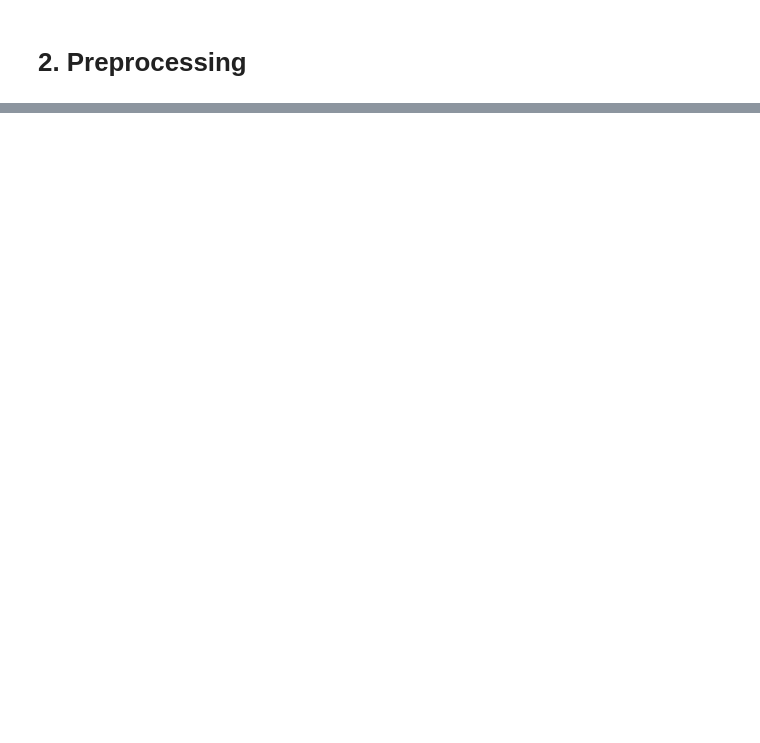
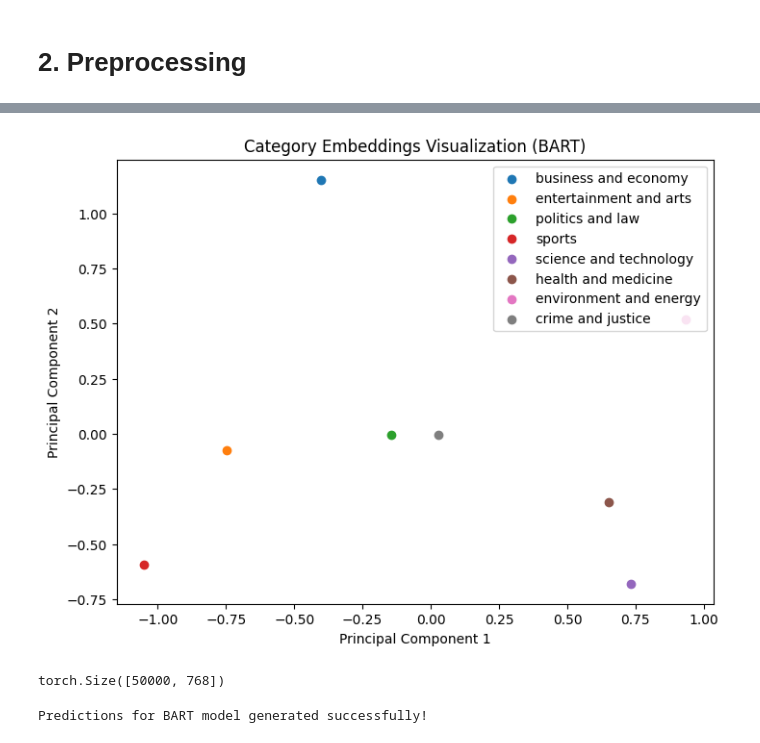
Before and after one commit to zoezhousy/Kaggle_A_Million_News_Headlines, a Jupyter notebook: Classification 1.ipynb, the cells around one changed output, grey strips where cells are left out. Saved outputs shown, nothing was run; the diff lists cells and outputs as text; code cells hidden in the pictures; blank space fills up the shorter version.

```diff
--- a/Classification 1.ipynb
+++ b/Classification 1.ipynb
@@ -573,0 +297,2 @@ Training on cuda
+# %%
+preprocessed_headlines = data['text']
@@ -573,0 +313,6 @@ Training on cuda
+# %%
+# Load Models
+bert_tokenizer, bert_model = BertTokenizer.from_pretrained("bert-base-uncased"), BertModel.from_pretrained("bert-base-uncased", torch_dtype=torch.float16, attn_implementation="sdpa").cuda()
+bart_tokenizer, bart_model = AutoTokenizer.from_pretrained("facebook/bart-base"), BartForConditionalGeneration.from_pretrained("facebook/bart-base").cuda()
+gpt2_tokenizer, gpt2_model = GPT2TokenizerFast.from_pretrained("gpt2"), GPT2Model.from_pretrained("gpt2")
+roberta_tokenizer, roberta_model = RobertaTokenizer.from_pretrained("roberta-base"), RobertaModel.from_pretrained("roberta-base")
@@ -573,0 +426,5 @@ Training on cuda
+# %%
+inputs_categories = bart_tokenizer(category_keywords, return_tensors='pt', padding=True, truncation=True, max_length=512).to(bart_model.device)
+with torch.no_grad():
+    outputs_categories = bart_model(**inputs_categories)
+category_embeddings = outputs_categories.encoder_last_hidden_state.mean(dim=1).cpu()
@@ -573,0 +435,13 @@ Training on cuda
+# %%
+pca = PCA(n_components=min(2, category_embeddings.shape[0]))
+reduced_embeddings = pca.fit_transform(category_embeddings.numpy())
+plt.figure(figsize=(8, 6))
+for i, label in enumerate(category_names):
+    plt.scatter(reduced_embeddings[i, 0], reduced_embeddings[i, 1], label=label)
+plt.title("Category Embeddings Visualization (BART)")
+plt.xlabel("Principal Component 1")
+plt.ylabel("Principal Component 2")
+plt.legend()
+plt.show()
+# %% [output]
+[figure, added]
@@ -573,0 +465,15 @@ Training on cuda
+# %%
+headline_embeddings.shape
+# %% [output]
+torch.Size([50000, 768])
+# %%
+# Calculate similarity and classify
+similarities = cosine_similarity(headline_embeddings, category_embeddings)
+predicted_categories = [category_names[idx] for idx in np.argmax(similarities, axis=1)]
+
+# Store results
+model_results['BART'] = predicted_categories
+
+print(f"Predictions for BART model generated successfully!")
+# %% [output]
+Predictions for BART model generated successfully!
```
Also changed, not shown: parts of 53 cells of this notebook.
